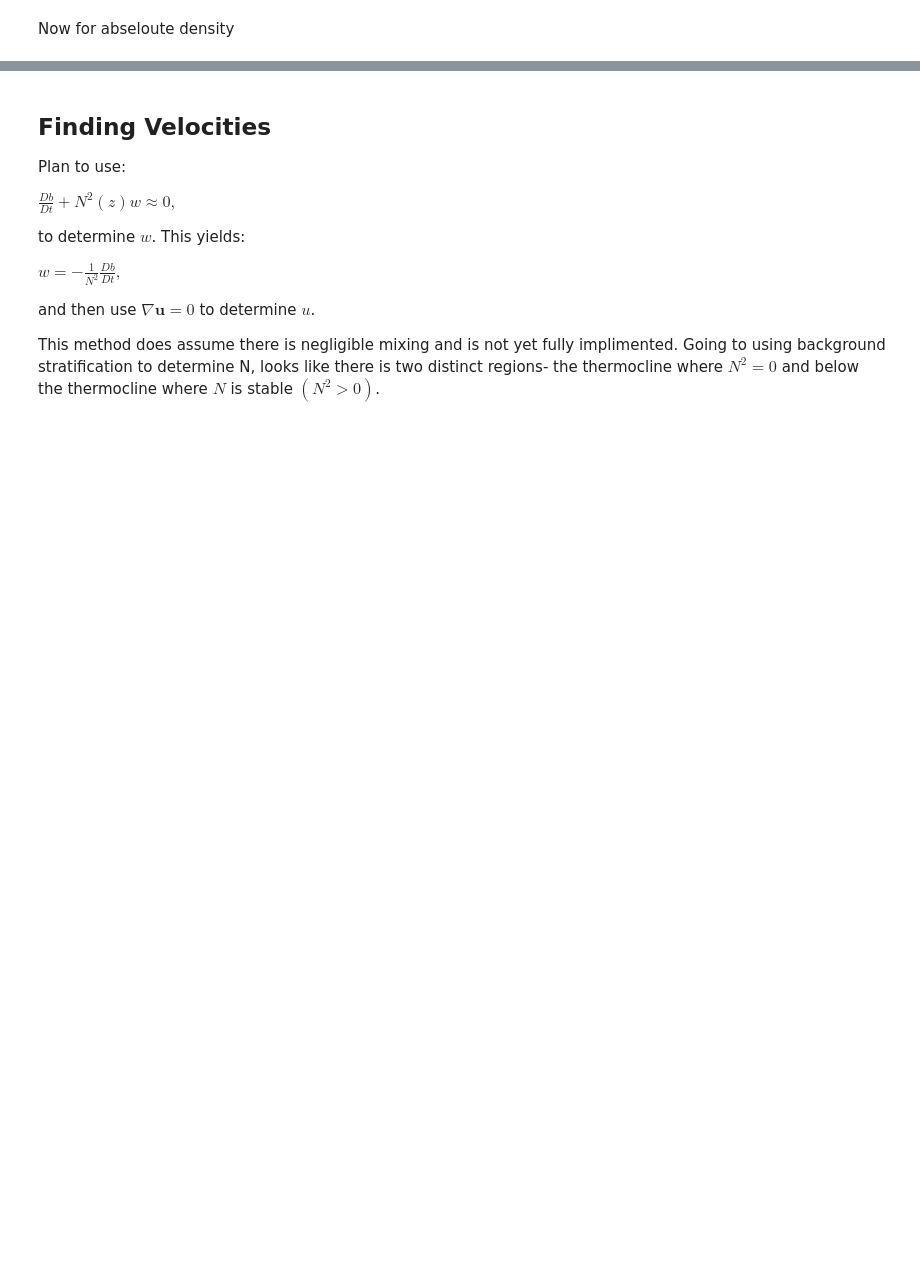
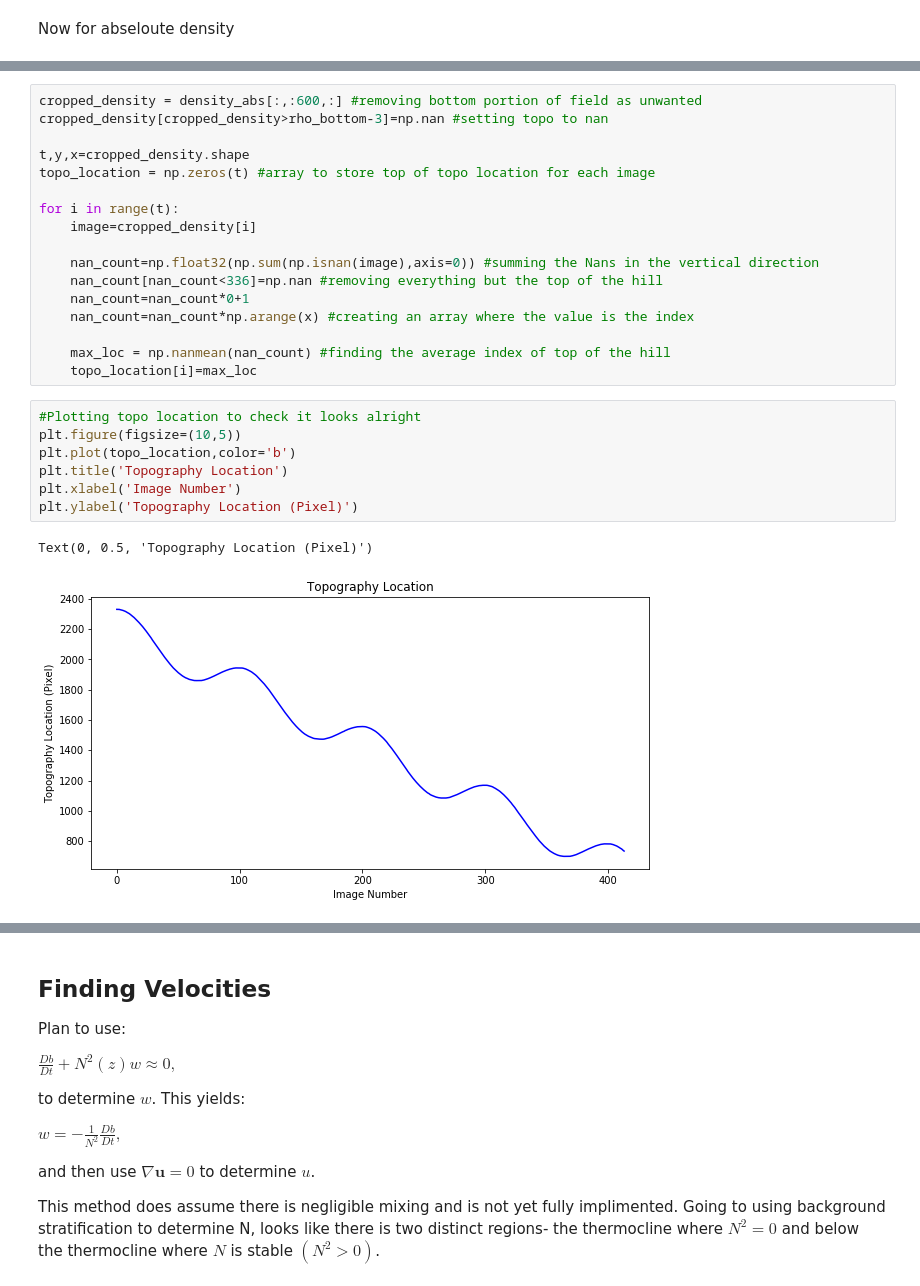
Before and after one commit to callummshaw/Lab_Ridge, a Jupyter notebook: Code/Short Term Visualisation- Fixed.ipynb, the cells around one changed output, grey strips where cells are left out. Saved outputs shown, nothing was run; the diff lists cells and outputs as text; blank space fills up the shorter version.

```diff
--- a/Code/Short Term Visualisation- Fixed.ipynb
+++ b/Code/Short Term Visualisation- Fixed.ipynb
@@ -270,0 +302,27 @@ ani.save('{}/densityfields/{}.mp4'.format(os.path.dirname(foreground_path[0]),sa
+# %%
+cropped_density = density_abs[:,:600,:] #removing bottom portion of field as unwanted
+cropped_density[cropped_density>rho_bottom-3]=np.nan #setting topo to nan
+
+t,y,x=cropped_density.shape
+topo_location = np.zeros(t) #array to store top of topo location for each image
+
+for i in range(t):
+    image=cropped_density[i]
+
+    nan_count=np.float32(np.sum(np.isnan(image),axis=0)) #summing the Nans in the vertical direction
+    nan_count[nan_count<336]=np.nan #removing everything but the top of the hill
+    nan_count=nan_count*0+1
+    nan_count=nan_count*np.arange(x) #creating an array where the value is the index
+
+    max_loc = np.nanmean(nan_count) #finding the average index of top of the hill
+    topo_location[i]=max_loc
+# %%
+#Plotting topo location to check it looks alright
+plt.figure(figsize=(10,5))
+plt.plot(topo_location,color='b')
+plt.title('Topography Location')
+plt.xlabel('Image Number')
+plt.ylabel('Topography Location (Pixel)')
+# %% [output]
+Text(0, 0.5, 'Topography Location (Pixel)')
+[figure, added]
```
Also changed, not shown: parts of 24 cells of this notebook.
